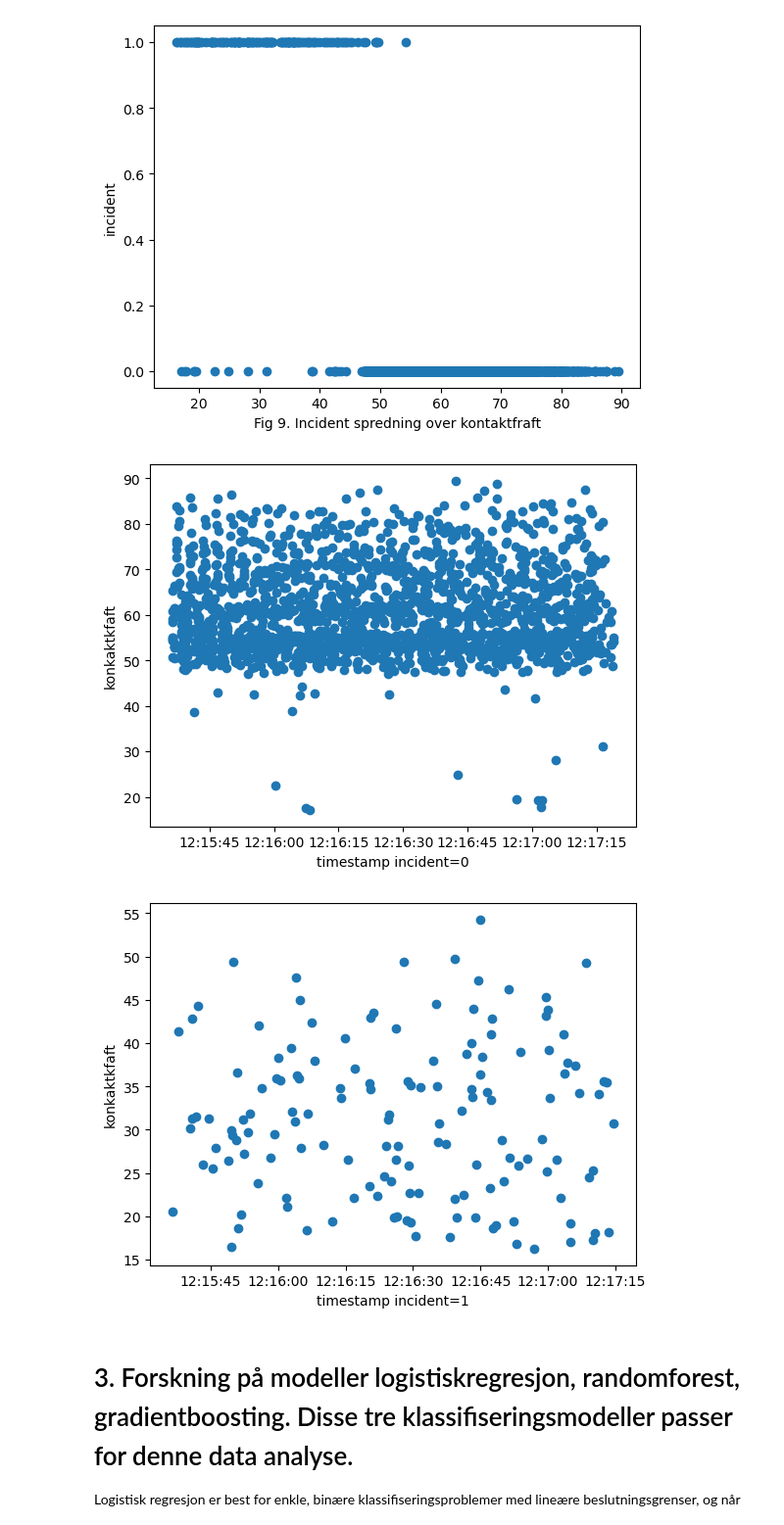
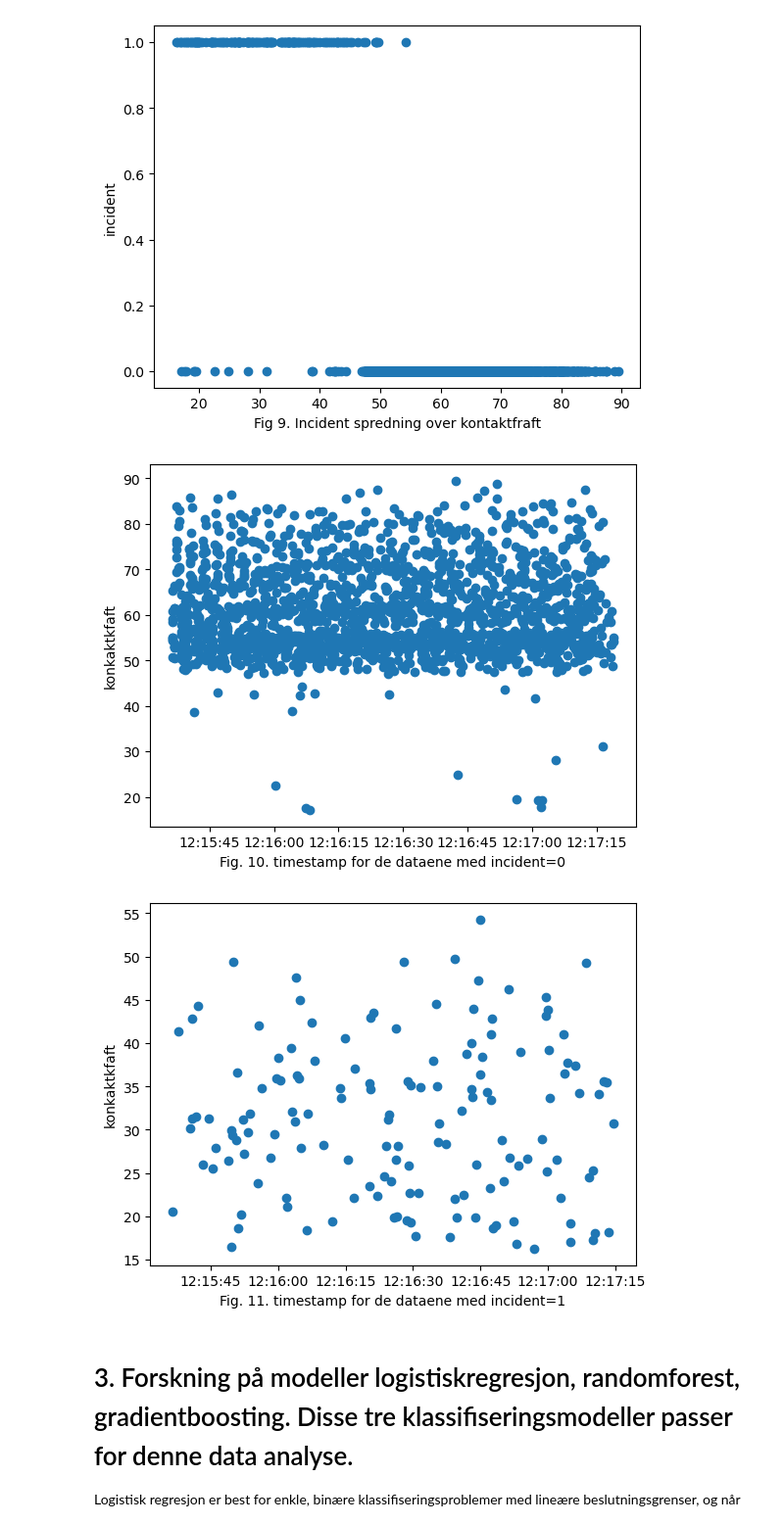
Before and after one commit to mengtsian/Qian-, a Jupyter notebook: Eltog.ipynb, the cells around one changed output. Shown at 98% size. Cells and saved outputs as stored; diff of their text form; code cells hidden in the pictures.

```diff
--- a/Eltog.ipynb
+++ b/Eltog.ipynb
@@ -138,28 +138,28 @@ plt.show()
 # %%
 # Vi splitter data inntil to gruppe: en gruppe for data med incident = 0, en annen gruppe med incident =1.
 
 df1, df2 = df.loc[df['incident'] == 0],df.loc[df['incident'] == 1 ]
 
 xfilt1 = df1[["timestamp"]]
 yfilt1 = df1["kontaktkraft"]
 
 
 plt.scatter(xfilt1,yfilt1)
-plt.xlabel("timestamp incident=0")
+plt.xlabel("Fig. 10. timestamp for de dataene med incident=0")
 plt.ylabel("konkaktkfaft")
 plt.show()
 
 xfilt2= df2["timestamp"]
 yfilt2= df2["kontaktkraft"]
 
 
 plt.scatter(xfilt2,yfilt2)
-plt.xlabel("timestamp incident=1")
+plt.xlabel("Fig. 11. timestamp for de dataene med incident=1")
 plt.ylabel("konkaktkfaft")
 plt.show()
 # %% [output]
-[figure, old version]
+[figure, new version]
-[figure, old version]
+[figure, new version]
 # %% [markdown]
 # 3. Forskning på modeller logistiskregresjon, randomforest, gradientboosting. Disse tre klassifiseringsmodeller passer for denne data analyse.
 Logistisk regresjon er best for enkle, binære klassifiseringsproblemer med lineære beslutningsgrenser, og når enkelhet og tolkbarhet er prioritert.
```
Also changed, not shown: parts of 1 cell of this notebook.
